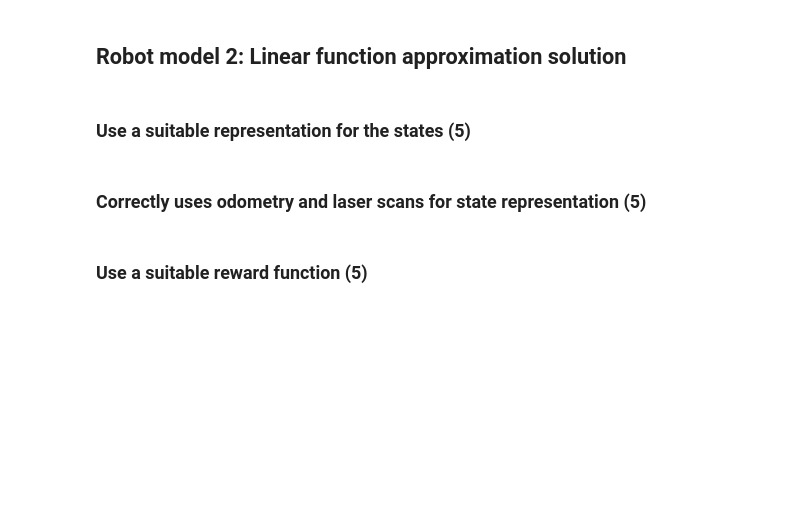
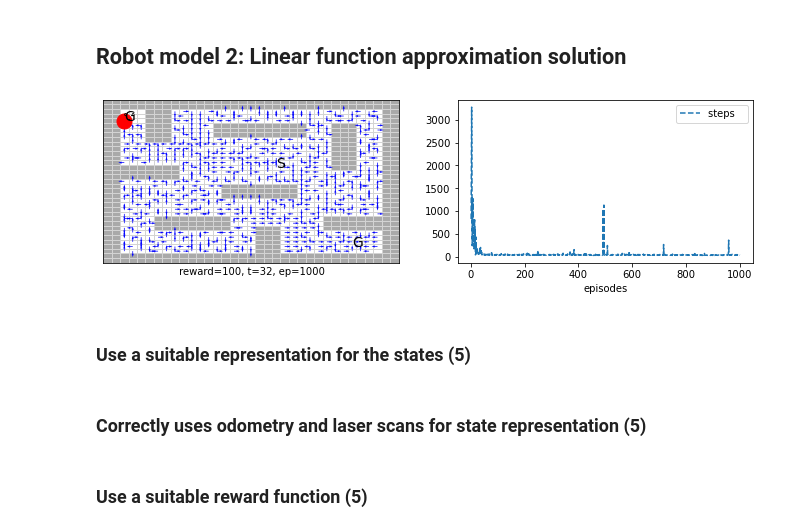
Before and after one commit to hakbar0/robotics-assessment-2, a Jupyter notebook: Assessment 2.ipynb, the cells around one changed output. Drawn from its saved outputs; the diff is of its cells as text; code cells hidden in the pictures; blank space fills up the shorter version.

```diff
--- a/Assessment 2.ipynb
+++ b/Assessment 2.ipynb
@@ -1146,3 +1172,7 @@ Video('./sarasa_odom_cw.mp4')
+# %%
+truesarsaλ = trueSarsaλ(env=vmaze(reward='reward100'), λ=.9, episodes=1000, seed=10, **demoQ()).interact()
+# %% [output]
+[figure, added]
 # %% [markdown]
 ### Use a suitable representation for the states (5)
 # %% [markdown]
```
Also changed, not shown: parts of 23 cells of this notebook, 10 other files.
